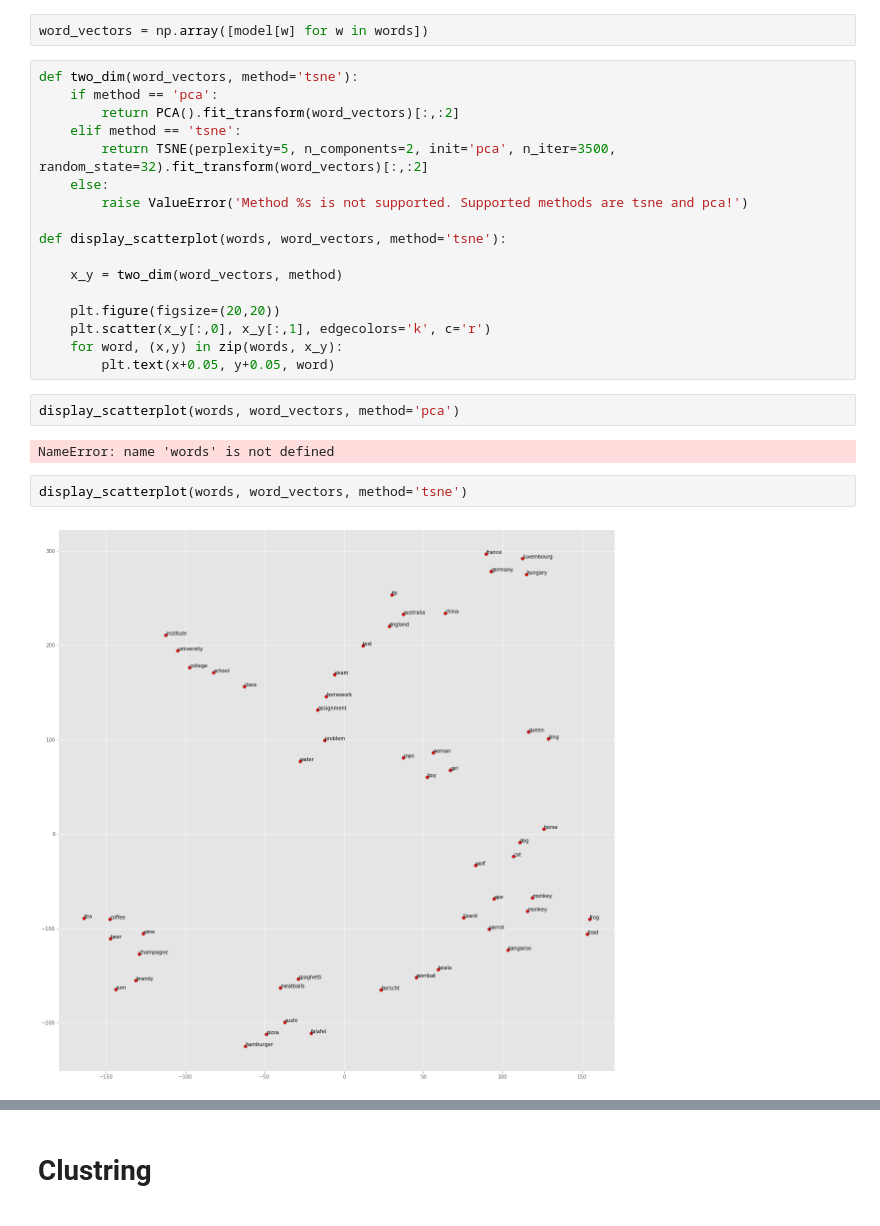
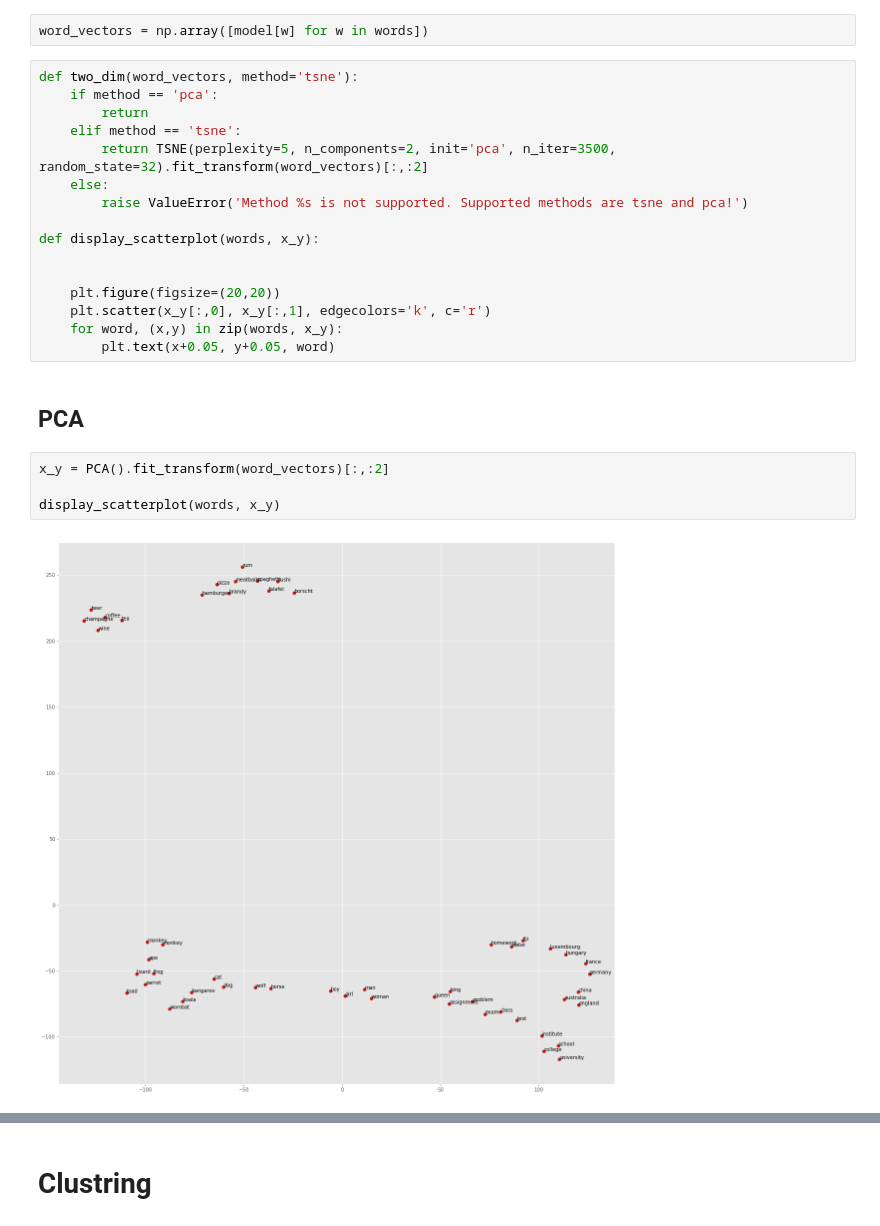
Before and after one commit to zarandioon/nlp101, a Jupyter notebook: wordvectors/gensim/gensim_word_vector_visualization.ipynb, the cells around one changed output, grey strips where cells are left out. Saved outputs shown, nothing was run; the diff lists cells and outputs as text.

Commit message:
wordnet + a1 solution + wordvector visualization improvments

```diff
--- a/wordvectors/gensim/gensim_word_vector_visualization.ipynb
+++ b/wordvectors/gensim/gensim_word_vector_visualization.ipynb
@@ -148,25 +157,24 @@ word_vectors = np.array([model[w] for w in words])
 # %%
 def two_dim(word_vectors, method='tsne'):
     if method == 'pca':
-        return PCA().fit_transform(word_vectors)[:,:2]
+        return
     elif method == 'tsne':
         return TSNE(perplexity=5, n_components=2, init='pca', n_iter=3500, random_state=32).fit_transform(word_vectors)[:,:2]
     else:
         raise ValueError('Method %s is not supported. Supported methods are tsne and pca!')
 
-def display_scatterplot(words, word_vectors, method='tsne'):
+def display_scatterplot(words, x_y):
 
-    x_y = two_dim(word_vectors, method)
 
     plt.figure(figsize=(20,20))
     plt.scatter(x_y[:,0], x_y[:,1], edgecolors='k', c='r')
     for word, (x,y) in zip(words, x_y):
         plt.text(x+0.05, y+0.05, word)
-# %%
-display_scatterplot(words, word_vectors, method='pca')
-# %% [output]
-NameError: name 'words' is not defined
-# %%
-display_scatterplot(words, word_vectors, method='tsne')
-# %% [output]
-[figure, removed]
+# %% [markdown]
+## PCA
+# %%
+x_y = PCA().fit_transform(word_vectors)[:,:2]
+
+display_scatterplot(words, x_y)
+# %% [output]
+[figure, added]
```
Also changed, not shown: parts of 16 cells of this notebook, 2 other files.
